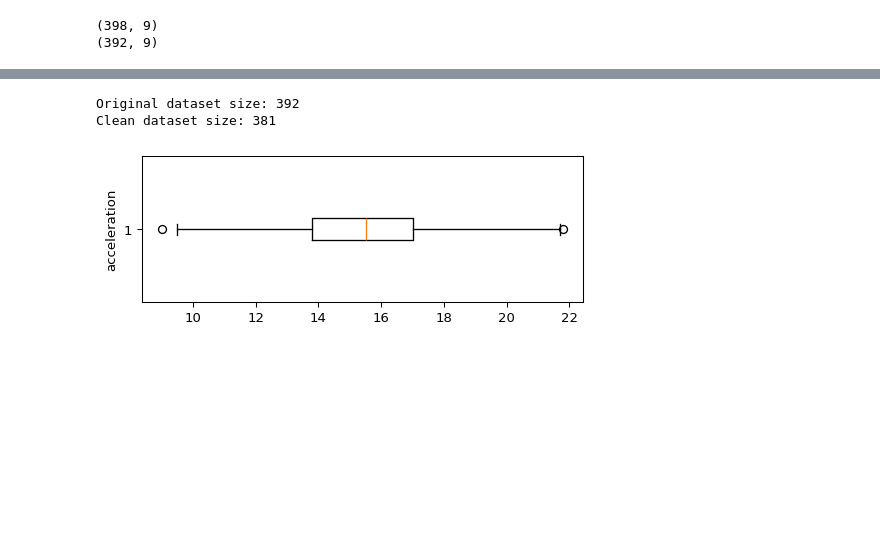
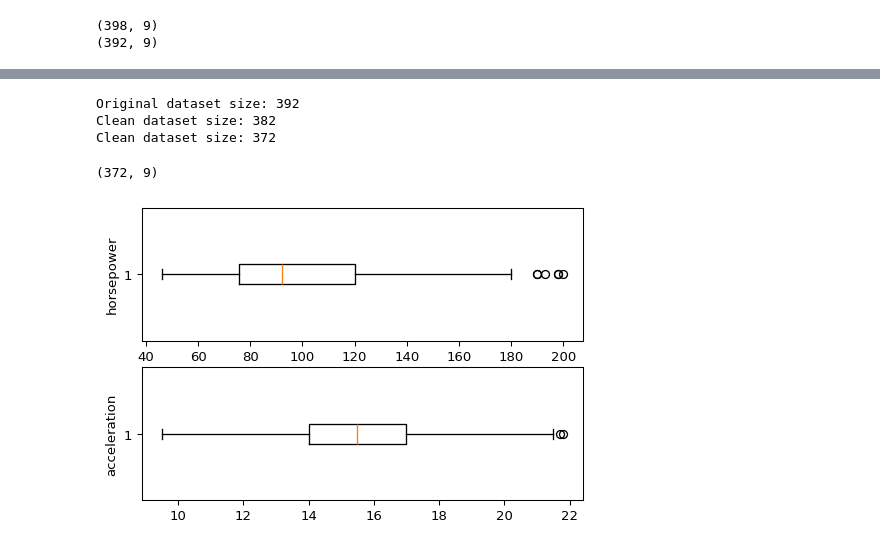
Before and after one commit to NatashaMoses/DataScience_Projects, a Jupyter notebook: Predict_FuelEfficiency_Tensorflow/Predict_FuelEfficiency_Using_Tensorflow.ipynb, the cells around one changed output, grey strips where cells are left out. Saved outputs shown, nothing was run; the diff lists cells and outputs as text; code cells hidden in the pictures; blank space fills up the shorter version.

Commit message:
plot metrics

```diff
--- a/Predict_FuelEfficiency_Tensorflow/Predict_FuelEfficiency_Using_Tensorflow.ipynb
+++ b/Predict_FuelEfficiency_Tensorflow/Predict_FuelEfficiency_Using_Tensorflow.ipynb
@@ -105,3 +129,5 @@ print(df.shape)
+# %%
+df['horsepower'] = df['horsepower'].astype(int)
 # %%
 df.describe(include="all")
 # %% [output]
@@ -147,5 +173,18 @@ plt.show()
 # %%
 # Drop Outliers
+
+# Identify the 1st (Q1) and 3rd (Q3) quartiles
+q1, q3 = np.percentile(df['horsepower'], [25, 75])
+# Calculate the Interquartile Range (IQR)
+iqr = q3 - q1
+# Calculate the lower and upper bounds for detecting outliers
+lower_bound = q1 - (1.5 * iqr)
+upper_bound = q3 + (1.5 * iqr)
+# Drop the outliers from the DataFrame
+clean_data = df[(df['horsepower'] >= lower_bound) & (df['horsepower'] <= upper_bound)]
+# Print the number of outliers removed
+print(f"Original dataset size: {len(df)}")
+print(f"Clean dataset size: {len(clean_data)}")
 
 # Identify the 1st (Q1) and 3rd (Q3) quartiles
 q1, q3 = np.percentile(df['acceleration'], [25, 75])
@@ -155,19 +194,27 @@ iqr = q3 - q1
 lower_bound = q1 - (1.5 * iqr)
 upper_bound = q3 + (1.5 * iqr)
 # Drop the outliers from the DataFrame
-clean_data = df[(df['acceleration'] >= lower_bound) & (df['acceleration'] <= upper_bound)]
+clean_data = clean_data[(clean_data['acceleration'] >= lower_bound) & (clean_data['acceleration'] <= upper_bound)]
 # Print the number of outliers removed
-print(f"Original dataset size: {len(df)}")
 print(f"Clean dataset size: {len(clean_data)}")
+
+clean_data.shape
 # %% [output]
 Original dataset size: 392
-Clean dataset size: 381
+Clean dataset size: 382
+Clean dataset size: 372
+(372, 9)
 # %%
-# check outliers for acceleration
-fig, axs = plt.subplots(1, 1, dpi=95, figsize=(6,2))
+# check outliers for acceleration and horsepower
+fig, axs = plt.subplots(2, 1, dpi=95, figsize=(6,4))
 
-plt.boxplot(clean_data["acceleration"], vert=False)  # Create horizontal box plot
-plt.ylabel("acceleration")               # Label each plot with column name
+axs[0].boxplot(clean_data["horsepower"], vert=False)  # Create horizontal box plot
+axs[0].set_ylabel("horsepower")               # Label each plot with column name
+
+axs[1].boxplot(clean_data["acceleration"], vert=False)  # Create horizontal box plot
+axs[1].set_ylabel("acceleration")               # Label each plot with column name
+
+
 plt.show()
 # %% [output]
-[figure, old version]
+[figure, new version]
```
Also changed, not shown: parts of 17 cells of this notebook, 1 other file.
